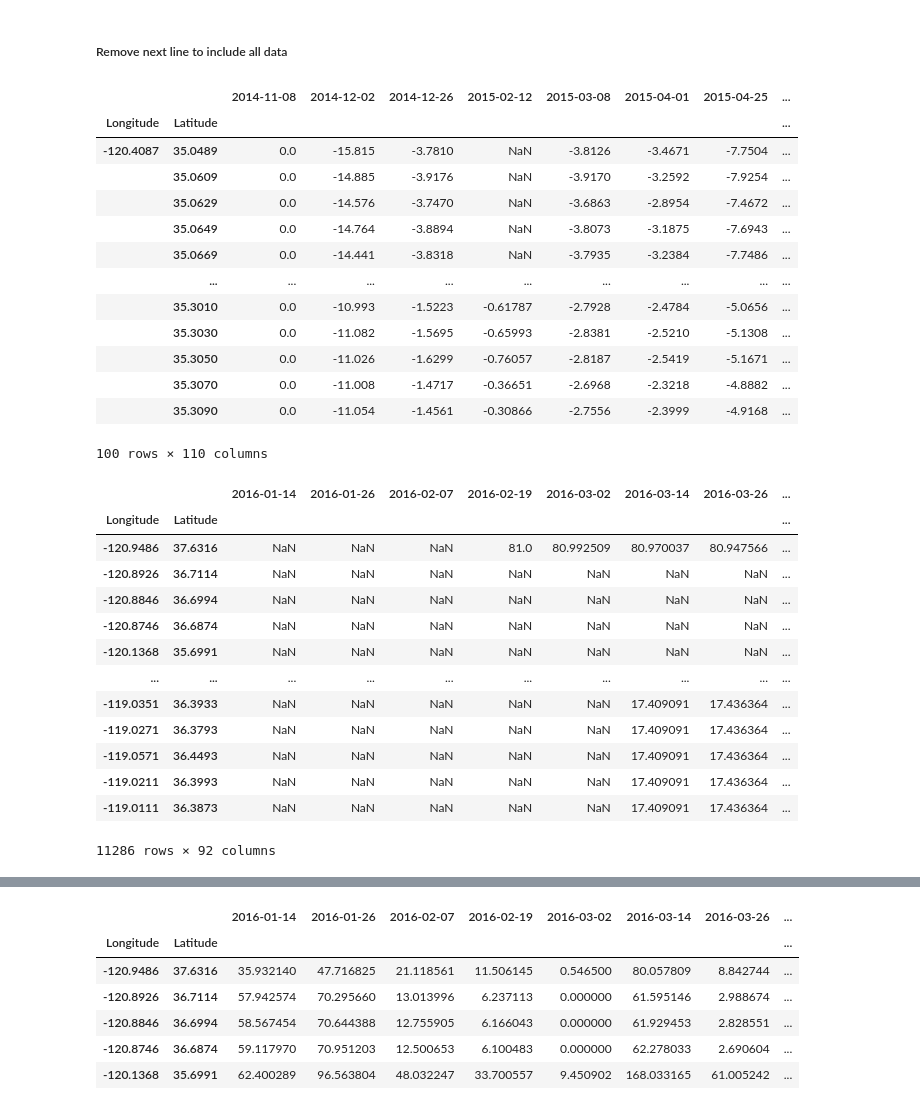
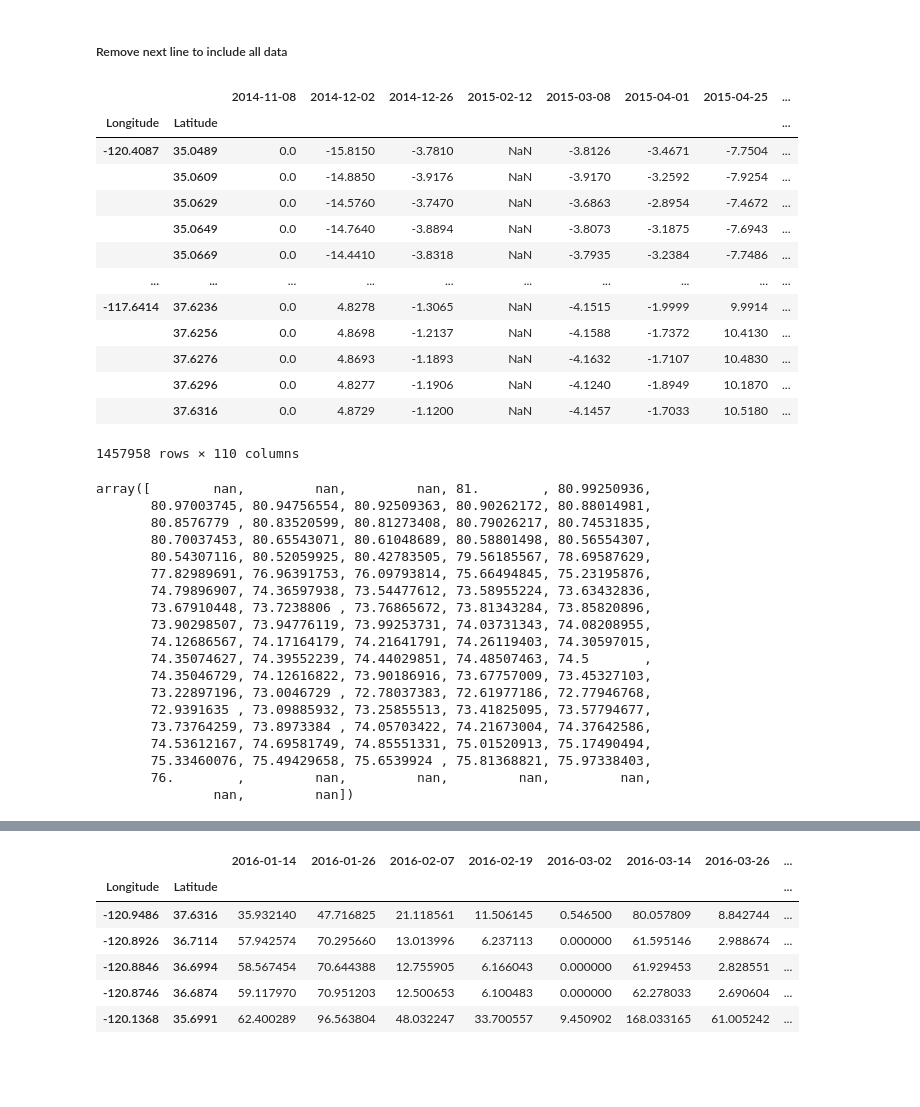
Before and after one commit to JayUpadhyayCS/DSFellowship, a Jupyter notebook: biLSTM0810moredataedition.ipynb, the cells around one changed output, grey strips where cells are left out. Cells and saved outputs as stored; diff of their text form; code cells hidden in the pictures; blank space fills up the shorter version.

```diff
--- a/biLSTM0810moredataedition.ipynb
+++ b/biLSTM0810moredataedition.ipynb
@@ -103,41 +103,46 @@ df
 ##### Remove next line to include all data
 # %%
 #df=df.iloc[100000:500000] #cuts data to long 120-119 approx
-df=df.iloc[200000:200100]
+df=df.iloc[200000:2000100]
 df
 # %% [output]
 |  |  | 2014-11-08 | 2014-12-02 | 2014-12-26 | 2015-02-12 | 2015-03-08 | 2015-04-01 | 2015-04-25 | ... |
 | Longitude | Latitude |  |  |  |  |  |  |  | ... |
-| -120.4087 | 35.0489 | 0.0 | -15.815 | -3.7810 | NaN | -3.8126 | -3.4671 | -7.7504 | ... |
-|  | 35.0609 | 0.0 | -14.885 | -3.9176 | NaN | -3.9170 | -3.2592 | -7.9254 | ... |
-|  | 35.0629 | 0.0 | -14.576 | -3.7470 | NaN | -3.6863 | -2.8954 | -7.4672 | ... |
-|  | 35.0649 | 0.0 | -14.764 | -3.8894 | NaN | -3.8073 | -3.1875 | -7.6943 | ... |
-|  | 35.0669 | 0.0 | -14.441 | -3.8318 | NaN | -3.7935 | -3.2384 | -7.7486 | ... |
-|  | ... | ... | ... | ... | ... | ... | ... | ... | ... |
-|  | 35.3010 | 0.0 | -10.993 | -1.5223 | -0.61787 | -2.7928 | -2.4784 | -5.0656 | ... |
-|  | 35.3030 | 0.0 | -11.082 | -1.5695 | -0.65993 | -2.8381 | -2.5210 | -5.1308 | ... |
-|  | 35.3050 | 0.0 | -11.026 | -1.6299 | -0.76057 | -2.8187 | -2.5419 | -5.1671 | ... |
-|  | 35.3070 | 0.0 | -11.008 | -1.4717 | -0.36651 | -2.6968 | -2.3218 | -4.8882 | ... |
-|  | 35.3090 | 0.0 | -11.054 | -1.4561 | -0.30866 | -2.7556 | -2.3999 | -4.9168 | ... |
+| -120.4087 | 35.0489 | 0.0 | -15.8150 | -3.7810 | NaN | -3.8126 | -3.4671 | -7.7504 | ... |
+|  | 35.0609 | 0.0 | -14.8850 | -3.9176 | NaN | -3.9170 | -3.2592 | -7.9254 | ... |
+|  | 35.0629 | 0.0 | -14.5760 | -3.7470 | NaN | -3.6863 | -2.8954 | -7.4672 | ... |
+|  | 35.0649 | 0.0 | -14.7640 | -3.8894 | NaN | -3.8073 | -3.1875 | -7.6943 | ... |
+|  | 35.0669 | 0.0 | -14.4410 | -3.8318 | NaN | -3.7935 | -3.2384 | -7.7486 | ... |
+| ... | ... | ... | ... | ... | ... | ... | ... | ... | ... |
+| -117.6414 | 37.6236 | 0.0 | 4.8278 | -1.3065 | NaN | -4.1515 | -1.9999 | 9.9914 | ... |
+|  | 37.6256 | 0.0 | 4.8698 | -1.2137 | NaN | -4.1588 | -1.7372 | 10.4130 | ... |
+|  | 37.6276 | 0.0 | 4.8693 | -1.1893 | NaN | -4.1632 | -1.7107 | 10.4830 | ... |
+|  | 37.6296 | 0.0 | 4.8277 | -1.1906 | NaN | -4.1240 | -1.8949 | 10.1870 | ... |
+|  | 37.6316 | 0.0 | 4.8729 | -1.1200 | NaN | -4.1457 | -1.7033 | 10.5180 | ... |
-100 rows × 110 columns
+1457958 rows × 110 columns
 # %%
 df2=pd.read_csv('InSAR_data_south/displacement/groundwater.csv')
 df2=df2.set_index([df2.columns[0],df2.columns[1]])
 df2.columns=pd.to_datetime(df2.columns, format='%Y-%m-%d')
 df2=df2.dropna(axis=0, how='all')#drop full nan rows
-df2
+df2.iloc[0].values
 # %% [output]
-|  |  | 2016-01-14 | 2016-01-26 | 2016-02-07 | 2016-02-19 | 2016-03-02 | 2016-03-14 | 2016-03-26 | ... |
-| Longitude | Latitude |  |  |  |  |  |  |  | ... |
-| -120.9486 | 37.6316 | NaN | NaN | NaN | 81.0 | 80.992509 | 80.970037 | 80.947566 | ... |
-| -120.8926 | 36.7114 | NaN | NaN | NaN | NaN | NaN | NaN | NaN | ... |
-| -120.8846 | 36.6994 | NaN | NaN | NaN | NaN | NaN | NaN | NaN | ... |
-| -120.8746 | 36.6874 | NaN | NaN | NaN | NaN | NaN | NaN | NaN | ... |
-| -120.1368 | 35.6991 | NaN | NaN | NaN | NaN | NaN | NaN | NaN | ... |
-| ... | ... | ... | ... | ... | ... | ... | ... | ... | ... |
-| -119.0351 | 36.3933 | NaN | NaN | NaN | NaN | NaN | 17.409091 | 17.436364 | ... |
-| -119.0271 | 36.3793 | NaN | NaN | NaN | NaN | NaN | 17.409091 | 17.436364 | ... |
-| -119.0571 | 36.4493 | NaN | NaN | NaN | NaN | NaN | 17.409091 | 17.436364 | ... |
-| -119.0211 | 36.3993 | NaN | NaN | NaN | NaN | NaN | 17.409091 | 17.436364 | ... |
-| -119.0111 | 36.3873 | NaN | NaN | NaN | NaN | NaN | 17.409091 | 17.436364 | ... |
-11286 rows × 92 columns
+array([        nan,         nan,         nan, 81.        , 80.99250936,
+       80.97003745, 80.94756554, 80.92509363, 80.90262172, 80.88014981,
+       80.8576779 , 80.83520599, 80.81273408, 80.79026217, 80.74531835,
+       80.70037453, 80.65543071, 80.61048689, 80.58801498, 80.56554307,
+       80.54307116, 80.52059925, 80.42783505, 79.56185567, 78.69587629,
+       77.82989691, 76.96391753, 76.09793814, 75.66494845, 75.23195876,
+       74.79896907, 74.36597938, 73.54477612, 73.58955224, 73.63432836,
+       73.67910448, 73.7238806 , 73.76865672, 73.81343284, 73.85820896,
+       73.90298507, 73.94776119, 73.99253731, 74.03731343, 74.08208955,
+       74.12686567, 74.17164179, 74.21641791, 74.26119403, 74.30597015,
+       74.35074627, 74.39552239, 74.44029851, 74.48507463, 74.5       ,
+       74.35046729, 74.12616822, 73.90186916, 73.67757009, 73.45327103,
+       73.22897196, 73.0046729 , 72.78037383, 72.61977186, 72.77946768,
+       72.9391635 , 73.09885932, 73.25855513, 73.41825095, 73.57794677,
+       73.73764259, 73.8973384 , 74.05703422, 74.21673004, 74.37642586,
+       74.53612167, 74.69581749, 74.85551331, 75.01520913, 75.17490494,
+       75.33460076, 75.49429658, 75.6539924 , 75.81368821, 75.97338403,
+       76.        ,         nan,         nan,         nan,         nan,
+               nan,         nan])
```
Also changed, not shown: parts of 4 cells of this notebook, 3 other files.
